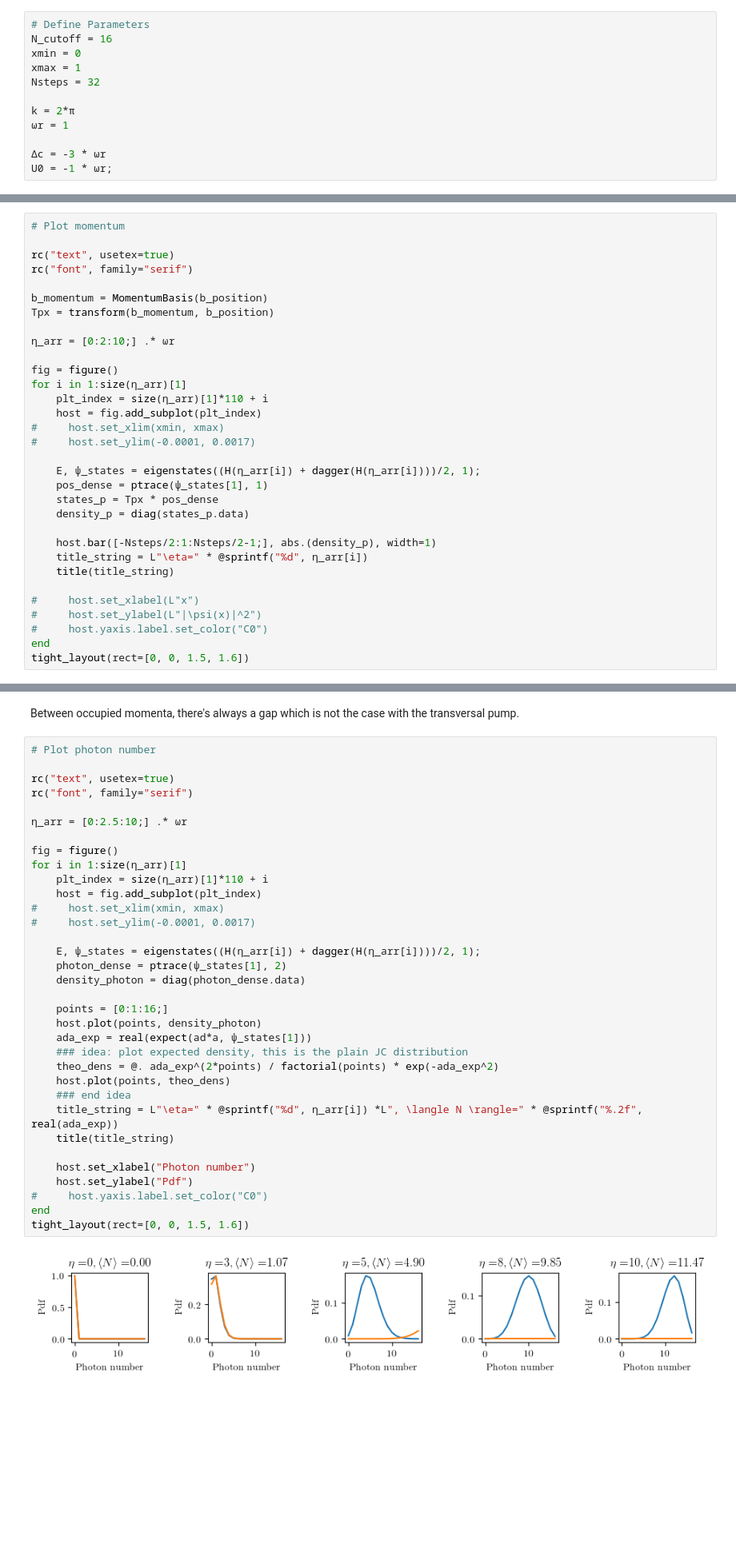
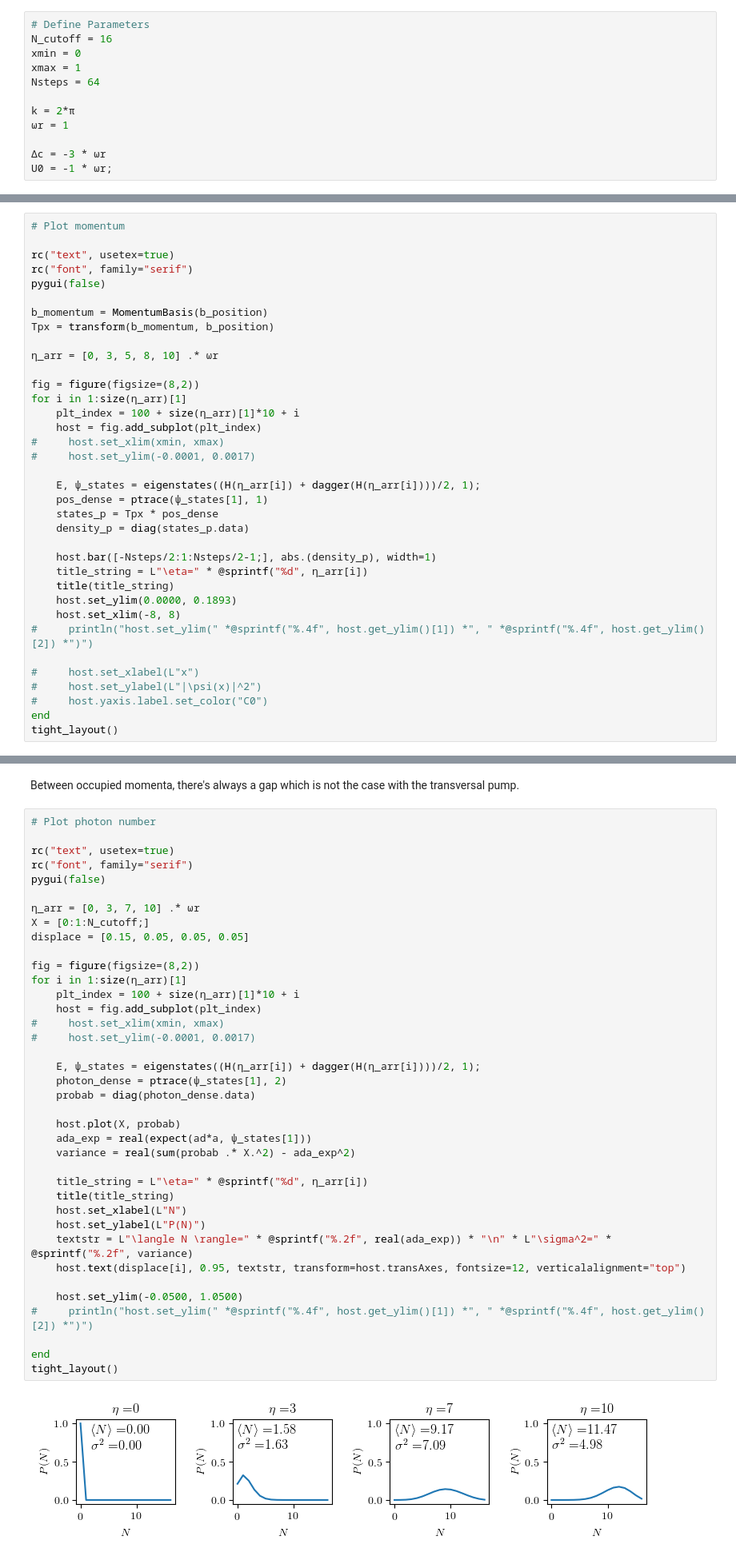
Before and after one commit to texmex76/qojulia, a Jupyter notebook: jupyter/Longitudinal Pump.ipynb, the cells around one changed output, grey strips where cells are left out. Shown: that part at 80% size. Saved outputs shown, nothing was run; the diff lists cells and outputs as text; blank space fills up the shorter version.

```diff
--- a/jupyter/Longitudinal Pump.ipynb
+++ b/jupyter/Longitudinal Pump.ipynb
@@ -15,7 +15,7 @@ We choose a maximum number of photons of $N_\text{cutoff}=16$. If we choose $k=2
 N_cutoff = 16
 xmin = 0
 xmax = 1
-Nsteps = 32
+Nsteps = 64
 
 k = 2*π
 ωr = 1
@@ -102,15 +100,16 @@ Actually, we'd only have to plot from 0 to 0.5 since the Hamiltonian is $\lambda
 
 rc("text", usetex=true)
 rc("font", family="serif")
+pygui(false)
 
 b_momentum = MomentumBasis(b_position)
 Tpx = transform(b_momentum, b_position)
 
-η_arr = [0:2:10;] .* ωr
+η_arr = [0, 3, 5, 8, 10] .* ωr
 
-fig = figure()
+fig = figure(figsize=(8,2))
 for i in 1:size(η_arr)[1]
-    plt_index = size(η_arr)[1]*110 + i
+    plt_index = 100 + size(η_arr)[1]*10 + i
     host = fig.add_subplot(plt_index)
 #     host.set_xlim(xmin, xmax)
 #     host.set_ylim(-0.0001, 0.0017)
@@ -123,10 +122,13 @@ for i in 1:size(η_arr)[1]
     host.bar([-Nsteps/2:1:Nsteps/2-1;], abs.(density_p), width=1)
     title_string = L"\eta=" * @sprintf("%d", η_arr[i])
     title(title_string)
+    host.set_ylim(0.0000, 0.1893)
+    host.set_xlim(-8, 8)
+#     println("host.set_ylim(" *@sprintf("%.4f", host.get_ylim()[1]) *", " *@sprintf("%.4f", host.get_ylim()[2]) *")")
 
 #     host.set_xlabel(L"x")
 #     host.set_ylabel(L"|\psi(x)|^2")
 #     host.yaxis.label.set_color("C0")
 end
-tight_layout(rect=[0, 0, 1.5, 1.6])
+tight_layout()
 # %% [output]
@@ -136,39 +138,43 @@ Between occupied momenta, there's always a gap which is not the case with the tr
 # %%
 # Plot photon number
 
 rc("text", usetex=true)
 rc("font", family="serif")
+pygui(false)
 
-η_arr = [0:2.5:10;] .* ωr
+η_arr = [0, 3, 7, 10] .* ωr
+X = [0:1:N_cutoff;]
+displace = [0.15, 0.05, 0.05, 0.05]
 
-fig = figure()
+fig = figure(figsize=(8,2))
 for i in 1:size(η_arr)[1]
-    plt_index = size(η_arr)[1]*110 + i
+    plt_index = 100 + size(η_arr)[1]*10 + i
     host = fig.add_subplot(plt_index)
 #     host.set_xlim(xmin, xmax)
 #     host.set_ylim(-0.0001, 0.0017)
 
     E, ψ_states = eigenstates((H(η_arr[i]) + dagger(H(η_arr[i])))/2, 1);
     photon_dense = ptrace(ψ_states[1], 2)
-    density_photon = diag(photon_dense.data)
+    probab = diag(photon_dense.data)
 
-    points = [0:1:16;]
-    host.plot(points, density_photon)
+    host.plot(X, probab)
     ada_exp = real(expect(ad*a, ψ_states[1]))
-    ### idea: plot expected density, this is the plain JC distribution
-    theo_dens = @. ada_exp^(2*points) / factorial(points) * exp(-ada_exp^2)
-    host.plot(points, theo_dens)
-    ### end idea
-    title_string = L"\eta=" * @sprintf("%d", η_arr[i]) *L", \langle N \rangle=" * @sprintf("%.2f", real(ada_exp))
+    variance = real(sum(probab .* X.^2) - ada_exp^2)
+
+    title_string = L"\eta=" * @sprintf("%d", η_arr[i])
     title(title_string)
+    host.set_xlabel(L"N")
+    host.set_ylabel(L"P(N)")
+    textstr = L"\langle N \rangle=" * @sprintf("%.2f", real(ada_exp)) * "\n" * L"\sigma^2=" * @sprintf("%.2f", variance)
+    host.text(displace[i], 0.95, textstr, transform=host.transAxes, fontsize=12, verticalalignment="top")
 
-    host.set_xlabel("Photon number")
-    host.set_ylabel("Pdf")
-#     host.yaxis.label.set_color("C0")
+    host.set_ylim(-0.0500, 1.0500)
+#     println("host.set_ylim(" *@sprintf("%.4f", host.get_ylim()[1]) *", " *@sprintf("%.4f", host.get_ylim()[2]) *")")
+
 end
-tight_layout(rect=[0, 0, 1.5, 1.6])
+tight_layout()
 # %% [output]
-[figure, old version]
+[figure, new version]
 # %% [markdown]
 Longitudinal and transversal photon number densities are the same.
 # %%
```
Also changed, not shown: parts of 4 cells of this notebook.
